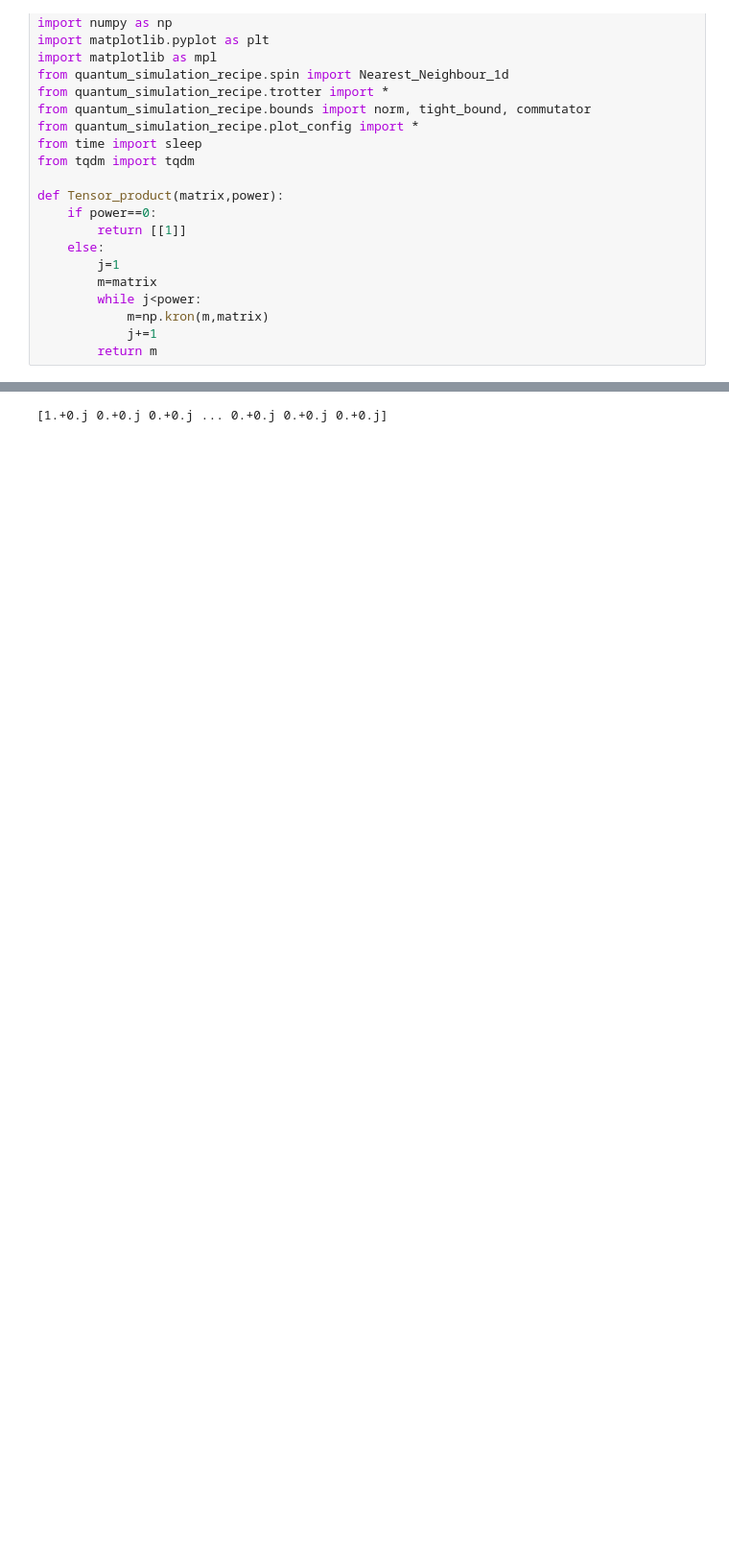
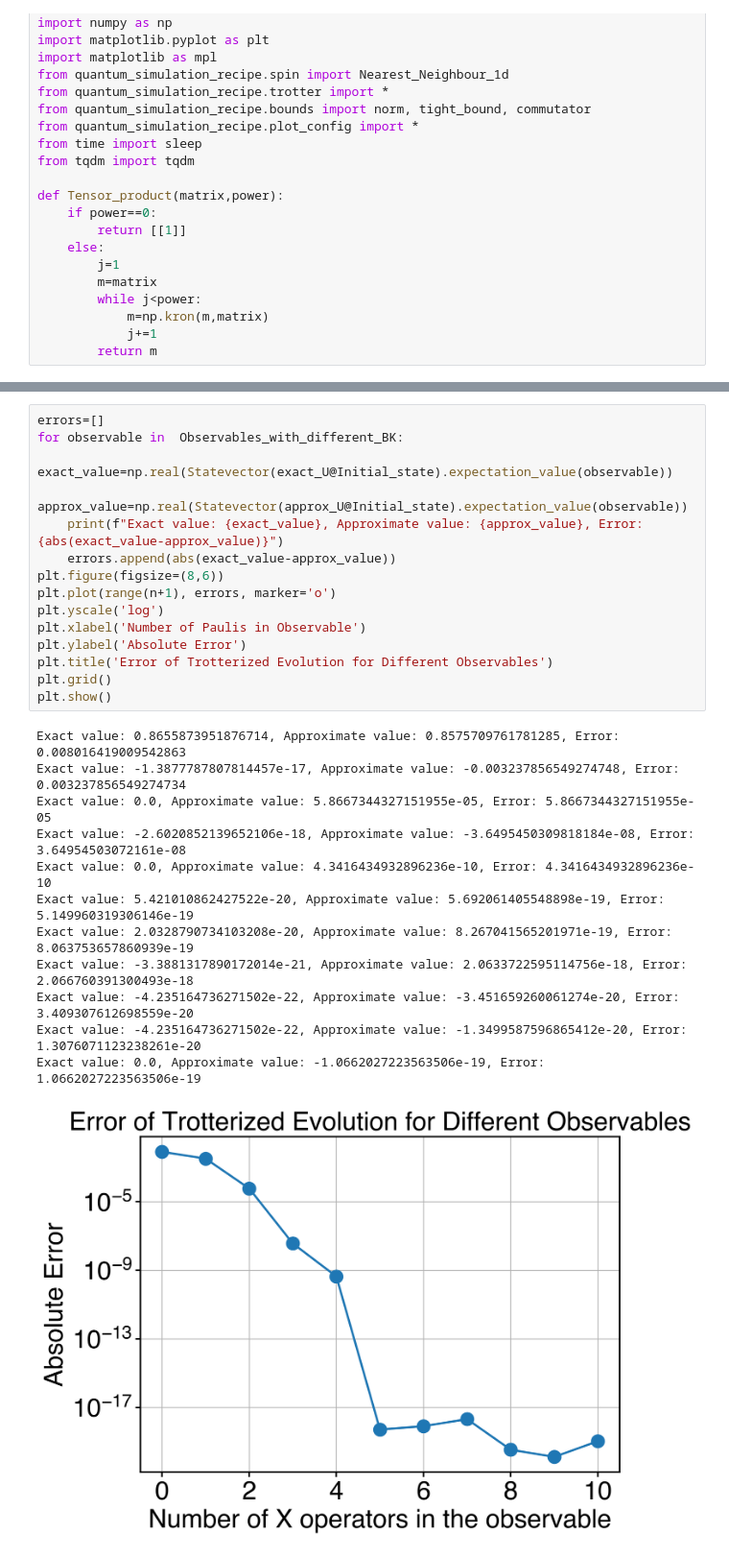
Before and after one commit to Xran-ZH/Simulation-Error-and-Bra-ket-entanglement, a Jupyter notebook: Bra-ket-decrease-error.ipynb, the cells around one changed output, grey strips where cells are left out. Shown at 96% size. Cells and saved outputs as stored; diff of their text form; blank space fills up the shorter version.

```diff
--- a/Bra-ket-decrease-error.ipynb
+++ b/Bra-ket-decrease-error.ipynb
@@ -88,3 +72,28 @@ InitialState= [1.+0.j 0.+0.j 0.+0.j ... 0.+0.j 0.+0.j 0.+0.j]
 # %%
+errors=[]
+for observable in  Observables_with_different_BK:
+    exact_value=np.real(Statevector(exact_U@Initial_state).expectation_value(observable))
+    approx_value=np.real(Statevector(approx_U@Initial_state).expectation_value(observable))
+    print(f"Exact value: {exact_value}, Approximate value: {approx_value}, Error: {abs(exact_value-approx_value)}")
+    errors.append(abs(exact_value-approx_value))
+plt.figure(figsize=(8,6))
+plt.plot(range(n+1), errors, marker='o')
+plt.yscale('log')
+plt.xlabel('Number of Paulis in Observable')
+plt.ylabel('Absolute Error')
+plt.title('Error of Trotterized Evolution for Different Observables')
+plt.grid()
+plt.show()
 # %% [output]
-[1.+0.j 0.+0.j 0.+0.j ... 0.+0.j 0.+0.j 0.+0.j]
+Exact value: 0.8655873951876714, Approximate value: 0.8575709761781285, Error: 0.008016419009542863
+Exact value: -1.3877787807814457e-17, Approximate value: -0.003237856549274748, Error: 0.003237856549274734
+Exact value: 0.0, Approximate value: 5.8667344327151955e-05, Error: 5.8667344327151955e-05
+Exact value: -2.6020852139652106e-18, Approximate value: -3.6495450309818184e-08, Error: 3.64954503072161e-08
+Exact value: 0.0, Approximate value: 4.3416434932896236e-10, Error: 4.3416434932896236e-10
+Exact value: 5.421010862427522e-20, Approximate value: 5.692061405548898e-19, Error: 5.149960319306146e-19
+Exact value: 2.0328790734103208e-20, Approximate value: 8.267041565201971e-19, Error: 8.063753657860939e-19
+Exact value: -3.3881317890172014e-21, Approximate value: 2.0633722595114756e-18, Error: 2.066760391300493e-18
+Exact value: -4.235164736271502e-22, Approximate value: -3.451659260061274e-20, Error: 3.409307612698559e-20
+Exact value: -4.235164736271502e-22, Approximate value: -1.3499587596865412e-20, Error: 1.3076071123238261e-20
+Exact value: 0.0, Approximate value: -1.0662027223563506e-19, Error: 1.0662027223563506e-19
+[figure, added]
```
Also changed, not shown: parts of 1 cell of this notebook.
